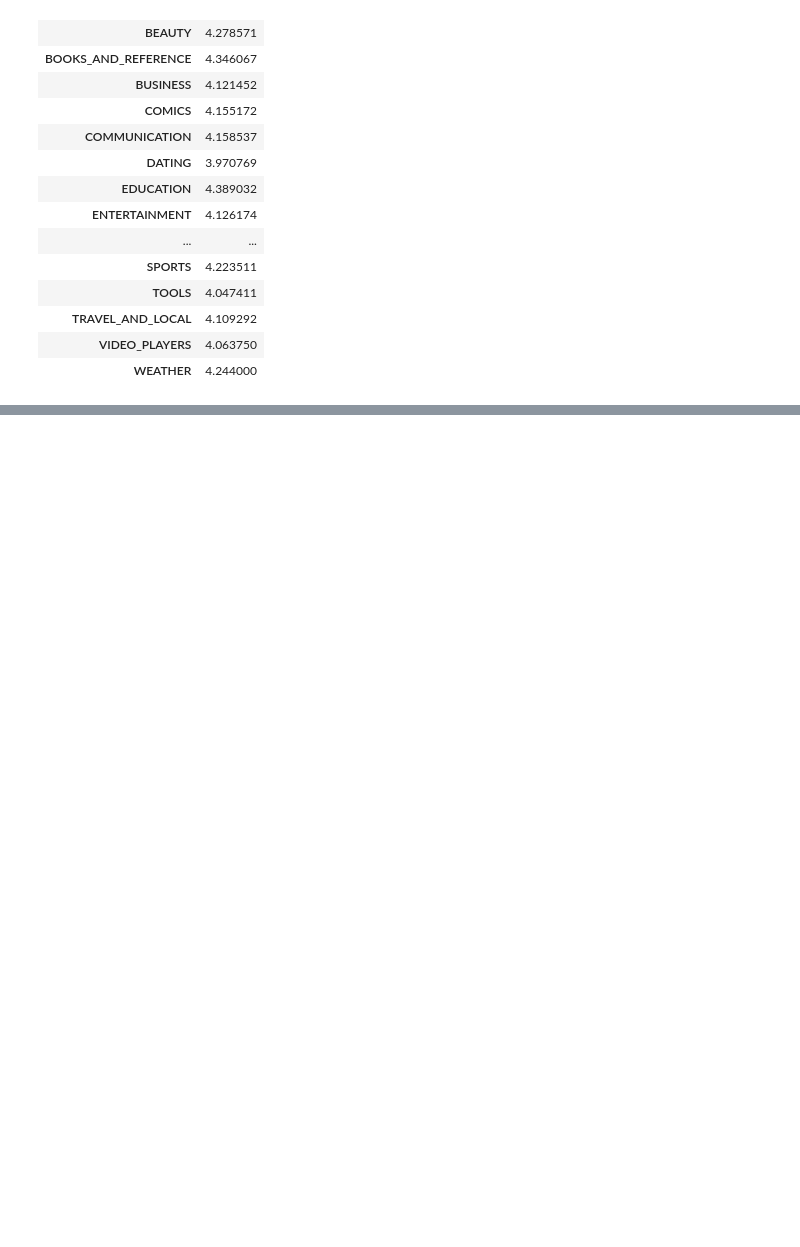
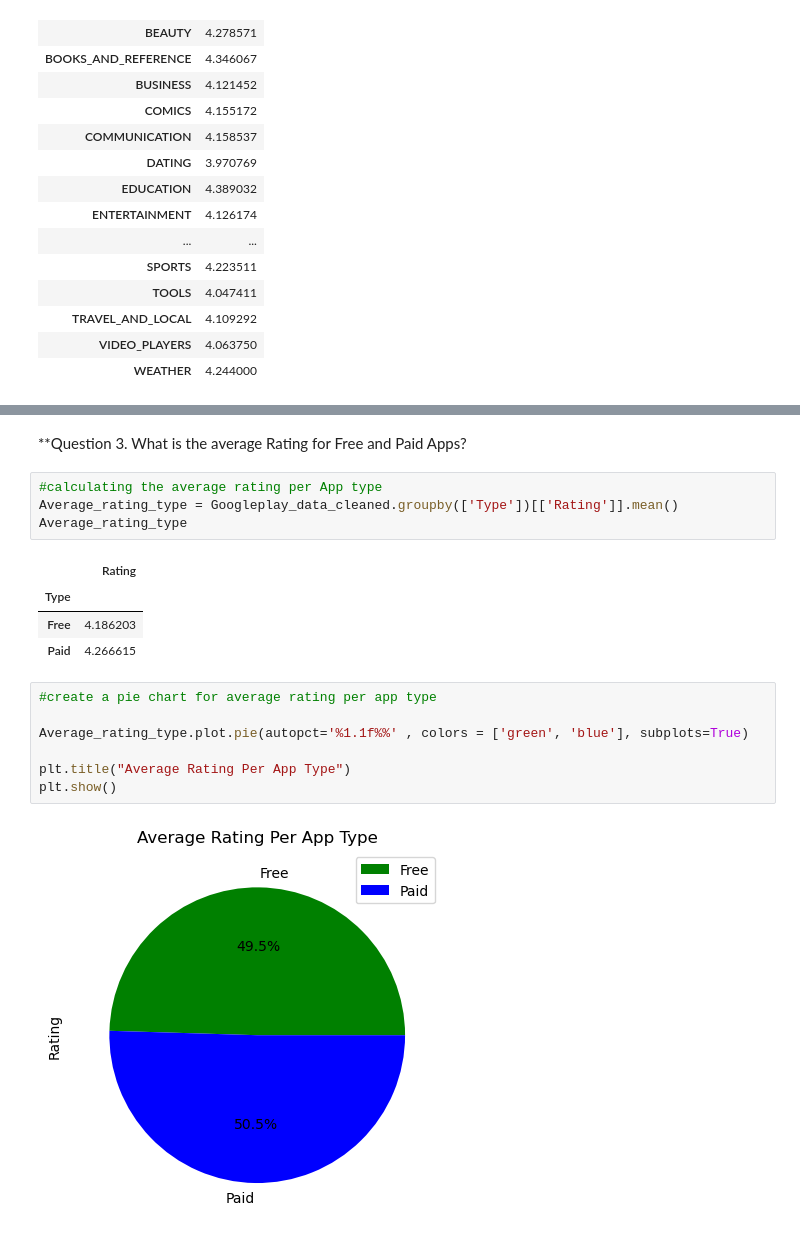
Before and after one commit to Tanya-Qader/google-play-store-project, a Jupyter notebook: Google_Playstore_Cleaning.ipynb, the cells around one changed output, grey strips where cells are left out. Drawn from its saved outputs; the diff is of its cells as text; blank space fills up the shorter version.

```diff
--- a/Google_Playstore_Cleaning.ipynb
+++ b/Google_Playstore_Cleaning.ipynb
@@ -286,0 +295,20 @@ plt.show()
+# %% [markdown]
+**Question 3. What is the average Rating for Free and Paid Apps?
+# %%
+#calculating the average rating per App type
+Average_rating_type = Googleplay_data_cleaned.groupby(['Type'])[['Rating']].mean()
+Average_rating_type
+# %% [output]
+|  | Rating |
+| Type |  |
+| Free | 4.186203 |
+| Paid | 4.266615 |
+# %%
+#create a pie chart for average rating per app type
+
+Average_rating_type.plot.pie(autopct='%1.1f%%' , colors = ['green', 'blue'], subplots=True)
+
+plt.title("Average Rating Per App Type")
+plt.show()
+# %% [output]
+[figure, added]
```
Also changed, not shown: parts of 25 cells of this notebook, 4 other files.
